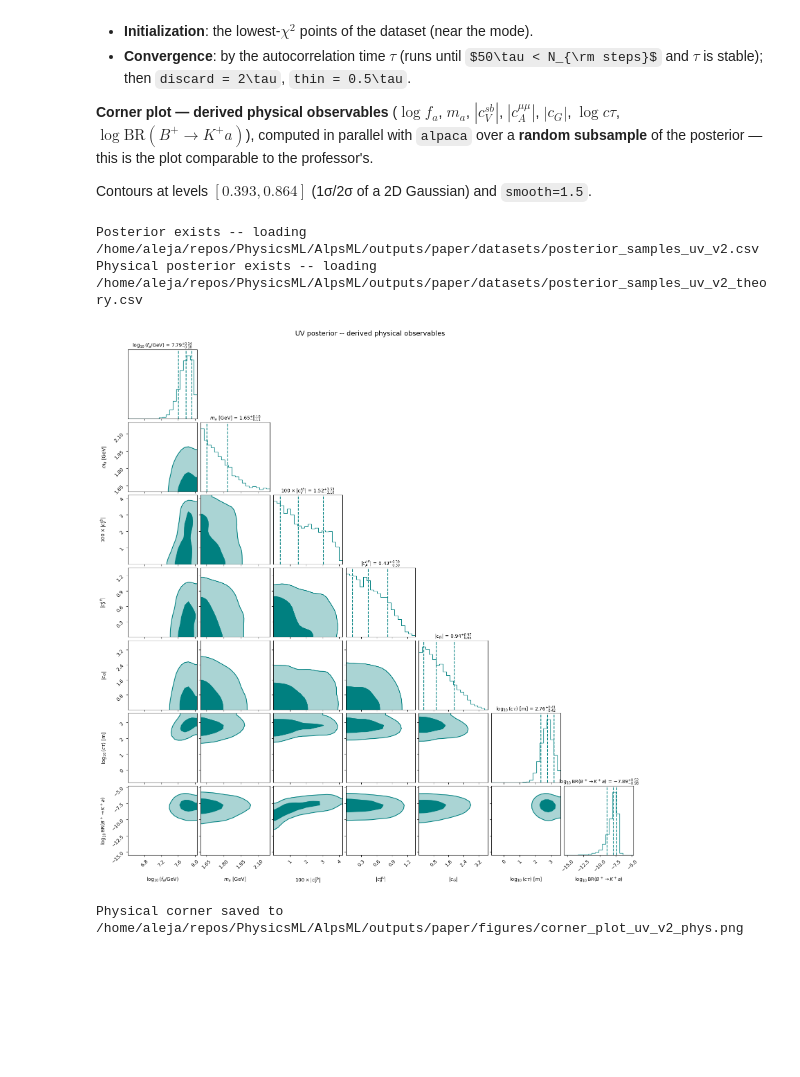
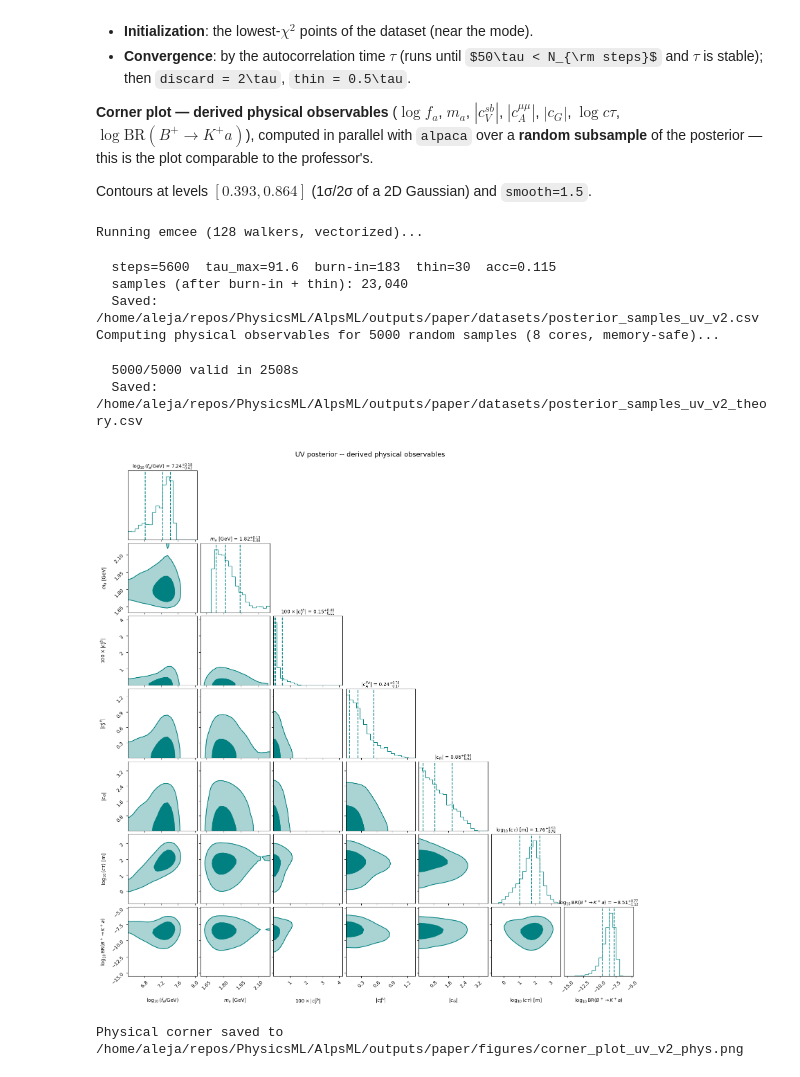
Before and after one commit to AlejandroMirRamos/AlpsML, a Jupyter notebook: notebooks/AlpsML.ipynb, the cells around one changed output. Drawn from its saved outputs; the diff is of its cells as text; code cells hidden in the pictures; some formulas as TeX source; blank space fills up the shorter version.

Commit message:
Update ALP notebook and run figures

```diff
--- a/notebooks/AlpsML.ipynb
+++ b/notebooks/AlpsML.ipynb
@@ -612,6 +733,7 @@ import corner
 import emcee
 import matplotlib.pyplot as plt
 import multiprocessing as mp
+import os
 import time
 import warnings
 
@@ -746,16 +868,21 @@ if not FORCE_MCMC and POSTERIOR_CSV_THEORY.exists():
     print(f"Physical posterior exists -- loading {POSTERIOR_CSV_THEORY}")
     theory_df = pd.read_csv(POSTERIOR_CSV_THEORY)
 else:
-    N_PHYS = min(5_000, len(flat_samples))   # raise for smoother contours (slower); ~0.4 s/sample across cores
+    N_PHYS = min(int(os.environ.get('N_PHYS', '5000')), len(flat_samples))   # raise for smoother contours (slower); ~0.4 s/sample across cores
     idx = np.random.default_rng(99).choice(len(flat_samples), N_PHYS, replace=False)
     subset = flat_samples[idx]
+    # Memory-safe parallelism: alpaca's @cache/@lru_cache grow PER worker, so 22
+    # concurrent workers x big caches can OOM a 30 GB box. Use fewer workers and
+    # restart them often (low maxtasksperchild) to cap peak RAM. Tune via env vars
+    # N_PHYS_CORES (default 8) and N_PHYS (default 5000) if it is still too much.
+    N_PHYS_CORES = max(1, min(N_CORES, int(os.environ.get('N_PHYS_CORES', '8'))))
     print(f"Computing physical observables for {N_PHYS} random samples "
-          f"({N_CORES} cores)...")
+          f"({N_PHYS_CORES} cores, memory-safe)...")
     t0 = time.time()
     from tqdm.auto import tqdm
     _args = [tuple(r) for r in subset]
-    with _CTX.Pool(processes=N_CORES, maxtasksperchild=200) as pool:
-        rows = list(tqdm(pool.imap(_derive_row, _args, chunksize=8),
+    with _CTX.Pool(processes=N_PHYS_CORES, maxtasksperchild=25) as pool:
+        rows = list(tqdm(pool.imap(_derive_row, _args, chunksize=4),
                          total=len(_args), desc="Physical observables"))
     theory_df = pd.DataFrame(rows, columns=[
         'log_fa', 'ma', 'c_Vsb_x100', 'c_Amm', 'cG', 'log10_ctau_m', 'log10_BR_BKa'
@@ -776,34 +903,39 @@ phys_labels = [
 ]
 # Axis limits matched to the professor's cornerplot.pdf (lo, hi) per variable
 PHYS_RANGES = [
     (6.4, 8.05),     # log10 fa
     (1.60, 2.20),    # ma
     (0.0, 4.2),      # 100*|cVsb|
     (0.0, 1.35),     # |cAmm|
     (0.0, 3.7),      # |cG|
     (-0.8, 3.6),     # log10 ctau
     (-15.5, -4.8),   # log10 BR
 ]
 
 phys_data = theory_df[[
     'log_fa', 'ma', 'c_Vsb_x100', 'c_Amm', 'cG', 'log10_ctau_m', 'log10_BR_BKa'
 ]].values
 
 fig2 = corner.corner(
     phys_data, labels=phys_labels, range=PHYS_RANGES,
     show_titles=True, title_fmt=".2f",
     quantiles=[0.16, 0.5, 0.84],
     color="teal", smooth=1.5,
     levels=[0.393, 0.864],
     fill_contours=True, plot_datapoints=False,
     label_kwargs={"fontsize": 10}, title_kwargs={"fontsize": 10},
 )
 plt.suptitle("UV posterior -- derived physical observables", fontsize=14, y=1.01)
 plt.savefig(CORNER_PHYS_PNG, dpi=300, bbox_inches='tight')
 plt.show()
 print(f"Physical corner saved to {CORNER_PHYS_PNG}")
 # %% [output]
-Posterior exists -- loading /home/aleja/repos/PhysicsML/AlpsML/outputs/paper/datasets/posterior_samples_uv_v2.csv
-Physical posterior exists -- loading /home/aleja/repos/PhysicsML/AlpsML/outputs/paper/datasets/posterior_samples_uv_v2_theory.csv
+Running emcee (128 walkers, vectorized)...
+  steps=5600  tau_max=91.6  burn-in=183  thin=30  acc=0.115
+  samples (after burn-in + thin): 23,040
+  Saved: /home/aleja/repos/PhysicsML/AlpsML/outputs/paper/datasets/posterior_samples_uv_v2.csv
+Computing physical observables for 5000 random samples (8 cores, memory-safe)...
+  5000/5000 valid in 2508s
+  Saved: /home/aleja/repos/PhysicsML/AlpsML/outputs/paper/datasets/posterior_samples_uv_v2_theory.csv
-[figure, old version]
+[figure, new version]
-Physical corner saved to /home/aleja/repos/PhysicsML/AlpsML/outputs/paper/figures/corner_plot_uv_v2_phys.png
+Physical corner saved to /home/aleja/repos/PhysicsML/AlpsML/outputs/paper/figures/corner_plot_uv_v2_phys.png
```
Also changed, not shown: parts of 7 cells of this notebook, 2 other files.
